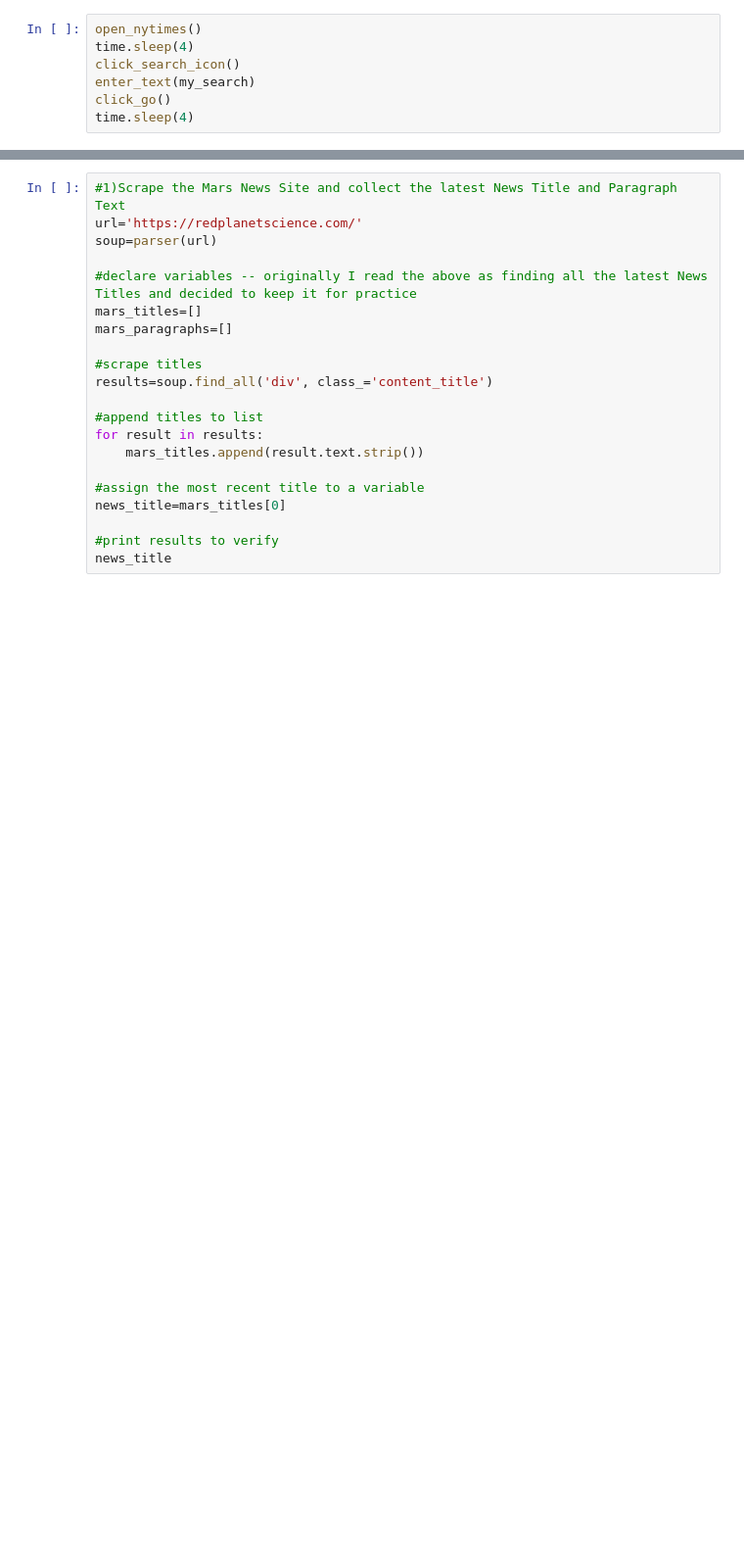
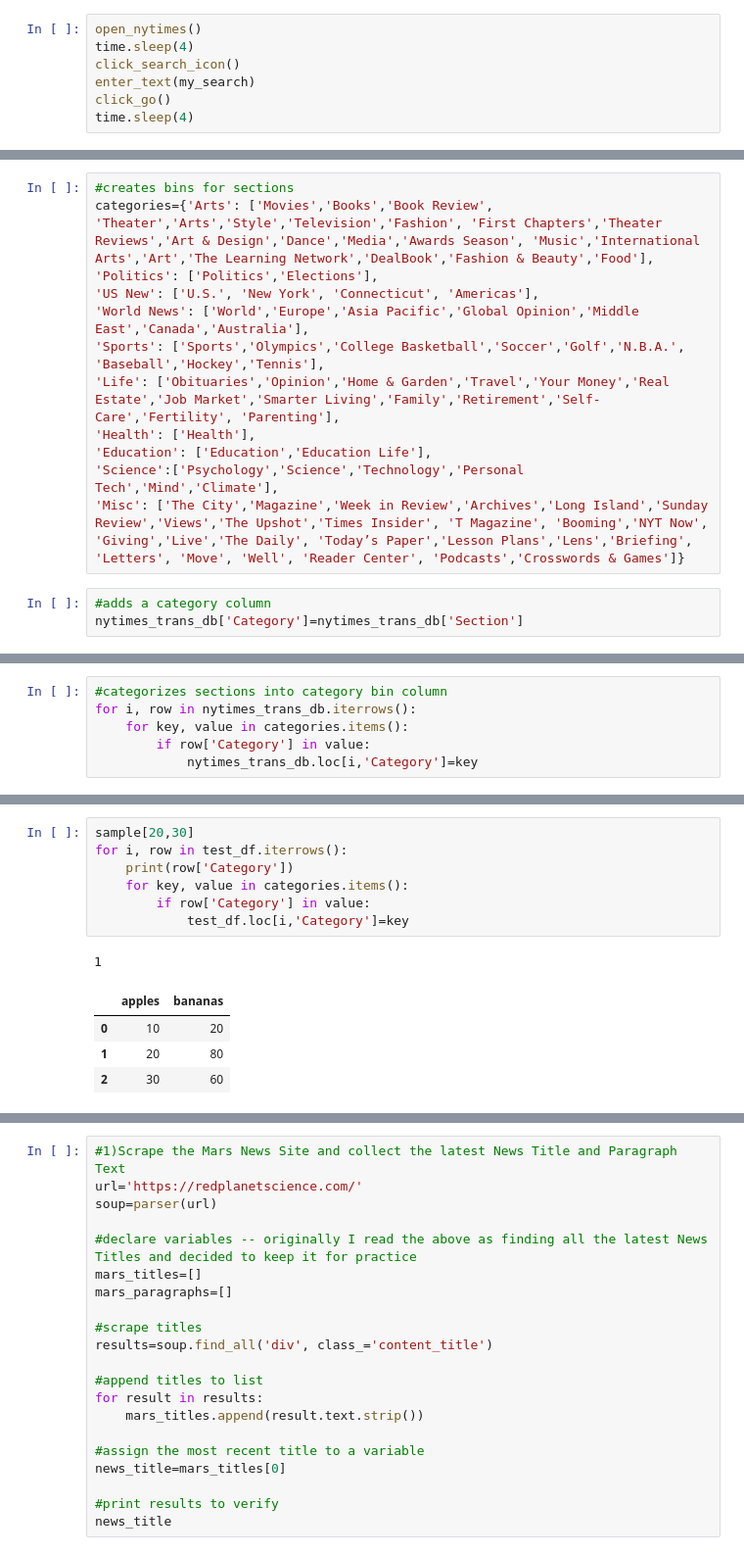
Before and after one commit to julia-claira/NYTimes_Web_Scrape, a Jupyter notebook: NYTimes_Search.ipynb, the cells around one changed output, grey strips where cells are left out. Shown: that part at 98% size. Cells and saved outputs as stored; diff of their text form; blank space fills up the shorter version.

```diff
--- a/NYTimes_Search.ipynb
+++ b/NYTimes_Search.ipynb
@@ -281,0 +302,15 @@ browser.find_by_tag('input')[2].fill("10/10/2002")
+# %%
+#creates bins for sections
+categories={'Arts': ['Movies','Books','Book Review', 'Theater','Arts','Style','Television','Fashion', 'First Chapters','Theater Reviews','Art & Design','Dance','Media','Awards Season', 'Music','International Arts','Art','The Learning Network','DealBook','Fashion & Beauty','Food'],
+'Politics': ['Politics','Elections'],
+'US New': ['U.S.', 'New York', 'Connecticut', 'Americas'],
+'World News': ['World','Europe','Asia Pacific','Global Opinion','Middle East','Canada','Australia'],
+'Sports': ['Sports','Olympics','College Basketball','Soccer','Golf','N.B.A.', 'Baseball','Hockey','Tennis'],
+'Life': ['Obituaries','Opinion','Home & Garden','Travel','Your Money','Real Estate','Job Market','Smarter Living','Family','Retirement','Self-Care','Fertility', 'Parenting'],
+'Health': ['Health'],
+'Education': ['Education','Education Life'],
+'Science':['Psychology','Science','Technology','Personal Tech','Mind','Climate'],
+'Misc': ['The City','Magazine','Week in Review','Archives','Long Island','Sunday Review','Views','The Upshot','Times Insider', 'T Magazine', 'Booming','NYT Now', 'Giving','Live','The Daily', 'Today’s Paper','Lesson Plans','Lens','Briefing', 'Letters', 'Move', 'Well', 'Reader Center', 'Podcasts','Crosswords & Games']}
+# %%
+#adds a category column
+nytimes_trans_db['Category']=nytimes_trans_db['Section']
@@ -281,0 +319,6 @@ browser.find_by_tag('input')[2].fill("10/10/2002")
+# %%
+#categorizes sections into category bin column
+for i, row in nytimes_trans_db.iterrows():
+    for key, value in categories.items():
+        if row['Category'] in value:
+            nytimes_trans_db.loc[i,'Category']=key
@@ -281,0 +335,13 @@ browser.find_by_tag('input')[2].fill("10/10/2002")
+# %%
+sample[20,30]
+for i, row in test_df.iterrows():
+    print(row['Category'])
+    for key, value in categories.items():
+        if row['Category'] in value:
+            test_df.loc[i,'Category']=key
+# %% [output]
+1
+|  | apples | bananas |
+| 0 | 10 | 20 |
+| 1 | 20 | 80 |
+| 2 | 30 | 60 |
```
Also changed, not shown: parts of 15 cells of this notebook, 1 other file.
